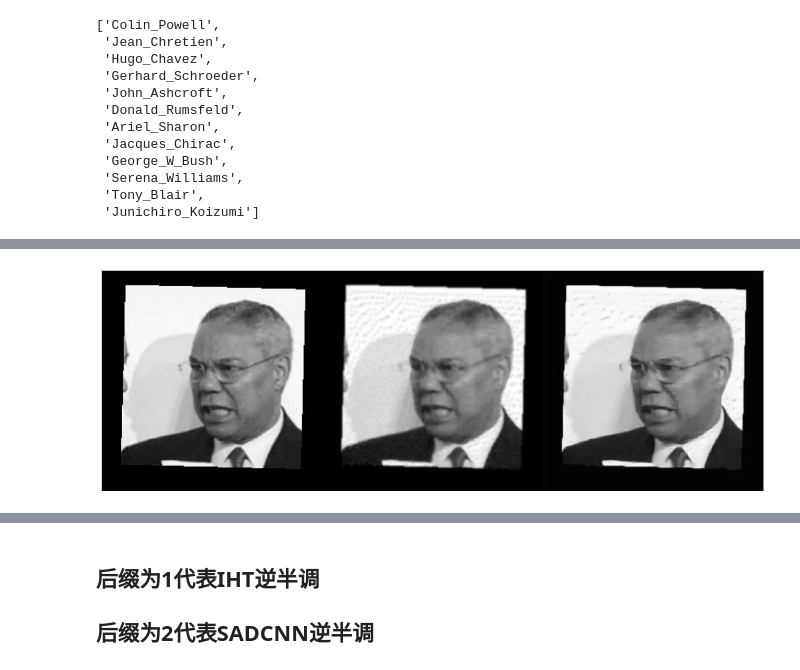
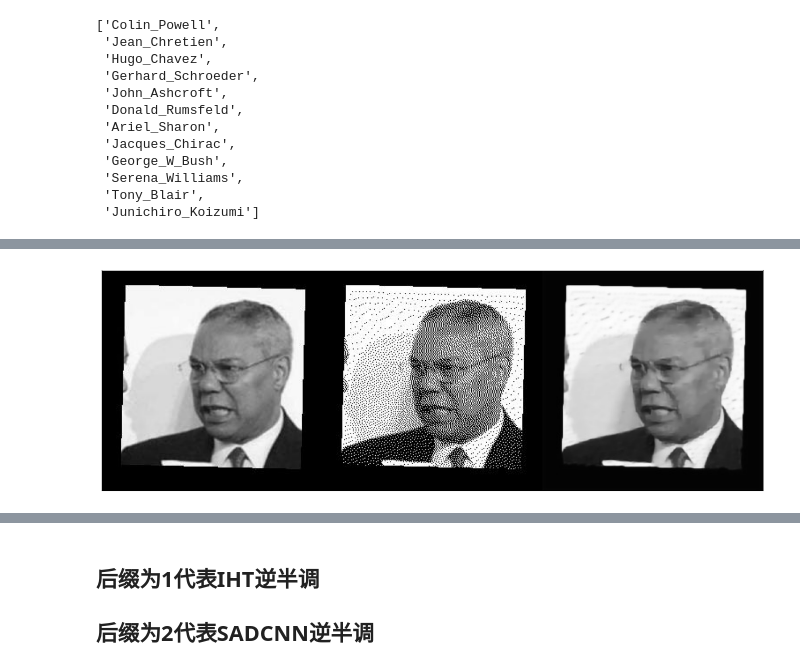
Before and after one commit to Kenny3Shen/Machine_Learning, a Jupyter notebook: facial_halftone/iht-pyiqa-sadcnn.ipynb, the cells around one changed output, grey strips where cells are left out. Saved outputs shown, nothing was run; the diff lists cells and outputs as text; code cells hidden in the pictures.

```diff
--- a/facial_halftone/iht-pyiqa-sadcnn.ipynb
+++ b/facial_halftone/iht-pyiqa-sadcnn.ipynb
@@ -47,30 +49,30 @@ Successfully installed addict-2.4.0 einops-0.7.0 ftfy-6.1.3 lmdb-1.4.1 openai-cl
 # %%
 from PIL import Image, ImageOps
 import numpy as np
 import matplotlib.pyplot as plt
 for person in p[:1]:
     for img in os.listdir(os.path.join(data_dir, person))[:1]:
         color = Image.open(f"{data_dir}/{person}/{img}")
-        iht = Image.open(f"{iht_dir}/{person}/{img}")  # Assuming this returns a NumPy array
+        iht = Image.open(f"{half_dir}/{person}/{img}")  # Assuming this returns a NumPy array
         sa = Image.open(f"{re_dir}/{person}/{img}")
 
         color = color.convert('L').convert("RGB")
         iht = iht.convert("RGB")
         sa = sa.convert("RGB")
 
         # Convert the images to NumPy arrays and stack them horizontally
         rst = np.hstack([np.array(color), np.array(iht), np.array(sa)])
 
         # Convert the result back to a PIL image
         rst = Image.fromarray(rst)
 
         plt.figure(figsize=(15, 15))
         plt.xticks([])
         plt.yticks([])
         plt.imshow(rst)
         plt.show()
 # %% [output]
-[figure, old version]
+[figure, new version]
 # %%
 import os
 import torch
```
Also changed, not shown: parts of 6 cells of this notebook.
